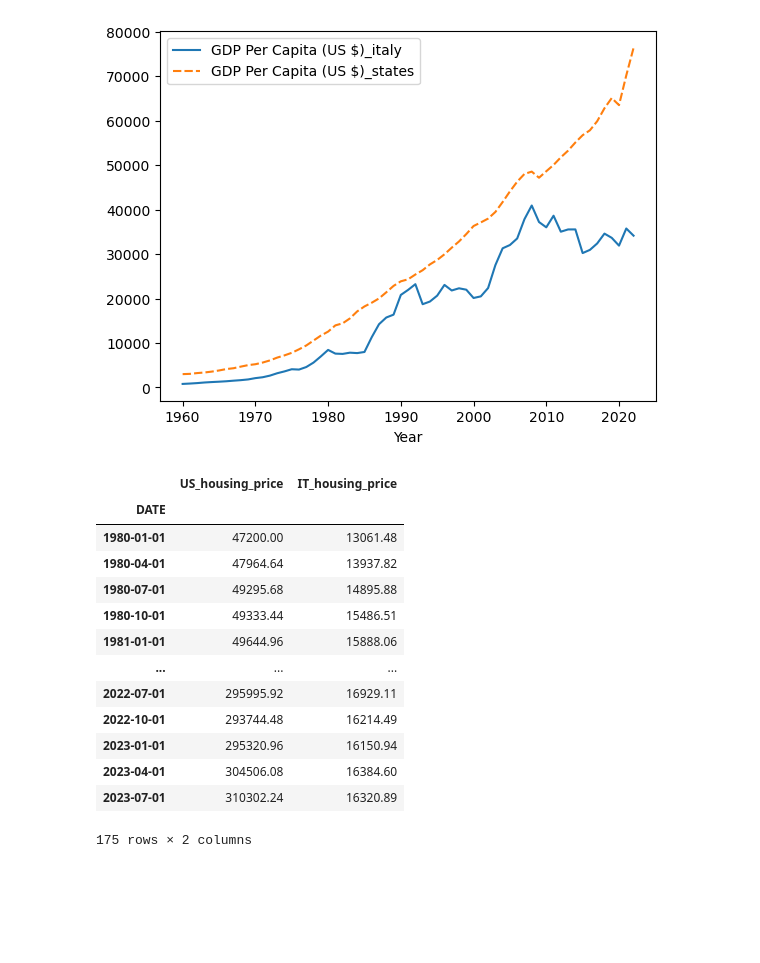
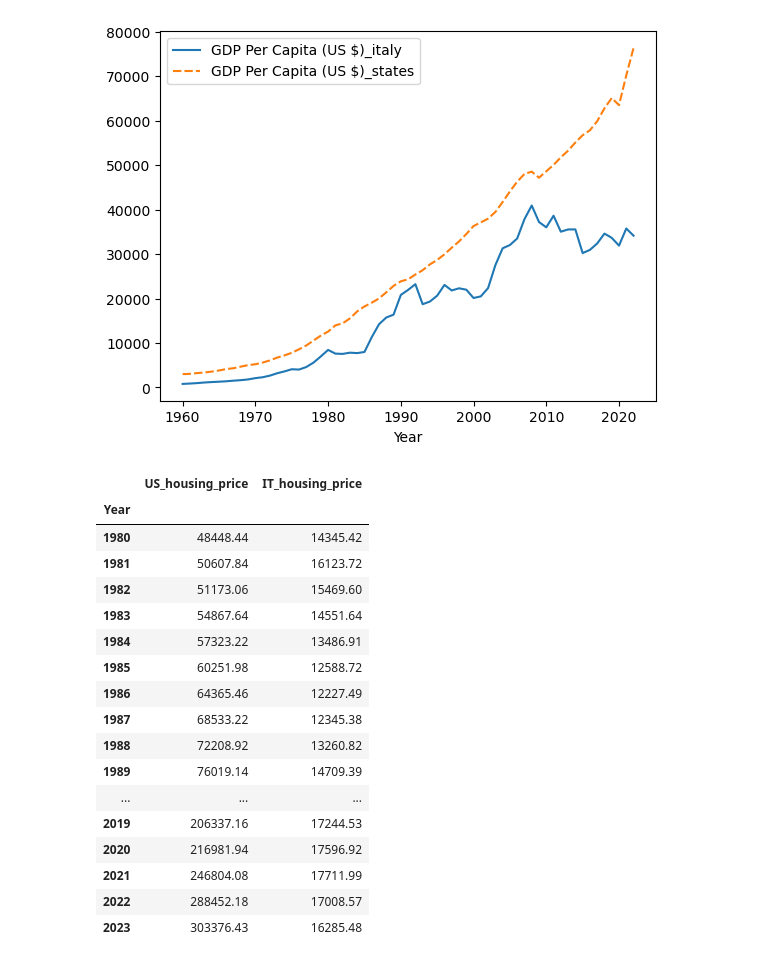
Before and after one commit to Papa-Yaga/sql-database, a Jupyter notebook: very_optimistic_data.ipynb, the cells around one changed output. Cells and saved outputs as stored; diff of their text form; code cells hidden in the pictures; blank space fills up the shorter version.

Commit message:
Housing Changes

```diff
--- a/very_optimistic_data.ipynb
+++ b/very_optimistic_data.ipynb
@@ -157,17 +173,25 @@ alc_all.to_excel("alc_all.xlsx")
 # %%
-housing_data
+housing_data["Year"] = housing_data.index.astype(str)
-# %% [output]
-|  | US_housing_price | IT_housing_price |
-| DATE |  |  |
-| 1980-01-01 | 47200.00 | 13061.48 |
-| 1980-04-01 | 47964.64 | 13937.82 |
-| 1980-07-01 | 49295.68 | 14895.88 |
-| 1980-10-01 | 49333.44 | 15486.51 |
-| 1981-01-01 | 49644.96 | 15888.06 |
-| ... | ... | ... |
-| 2022-07-01 | 295995.92 | 16929.11 |
-| 2022-10-01 | 293744.48 | 16214.49 |
-| 2023-01-01 | 295320.96 | 16150.94 |
-| 2023-04-01 | 304506.08 | 16384.60 |
-| 2023-07-01 | 310302.24 | 16320.89 |
-175 rows × 2 columns
+# %%
+housing_data["Year"] = housing_data["Year"].apply(lambda x: x[:4])
+# %%
+housing_data.groupby(["Year"])[["US_housing_price", "IT_housing_price"]].mean().round(2)
+# %% [output]
+|  | US_housing_price | IT_housing_price |
+| Year |  |  |
+| 1980 | 48448.44 | 14345.42 |
+| 1981 | 50607.84 | 16123.72 |
+| 1982 | 51173.06 | 15469.60 |
+| 1983 | 54867.64 | 14551.64 |
+| 1984 | 57323.22 | 13486.91 |
+| 1985 | 60251.98 | 12588.72 |
+| 1986 | 64365.46 | 12227.49 |
+| 1987 | 68533.22 | 12345.38 |
+| 1988 | 72208.92 | 13260.82 |
+| 1989 | 76019.14 | 14709.39 |
+| ... | ... | ... |
+| 2019 | 206337.16 | 17244.53 |
+| 2020 | 216981.94 | 17596.92 |
+| 2021 | 246804.08 | 17711.99 |
+| 2022 | 288452.18 | 17008.57 |
+| 2023 | 303376.43 | 16285.48 |
```
Also changed, not shown: parts of 2 cells of this notebook, 5 other files.
